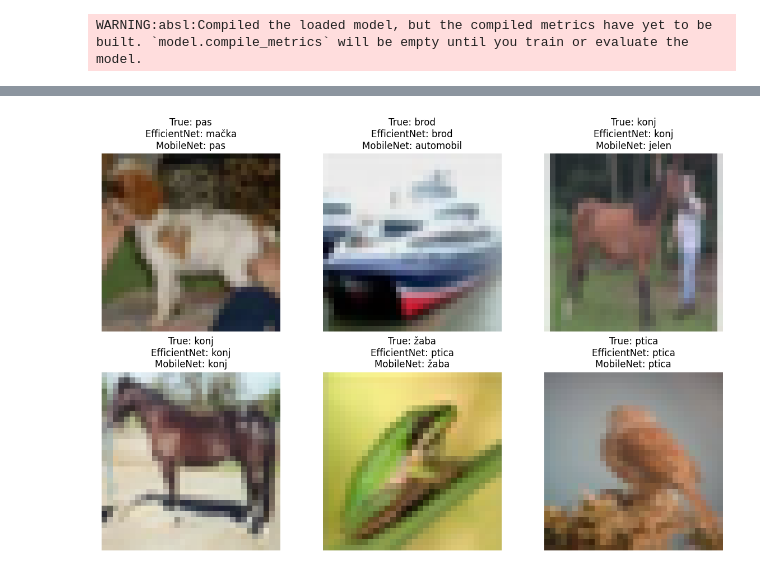
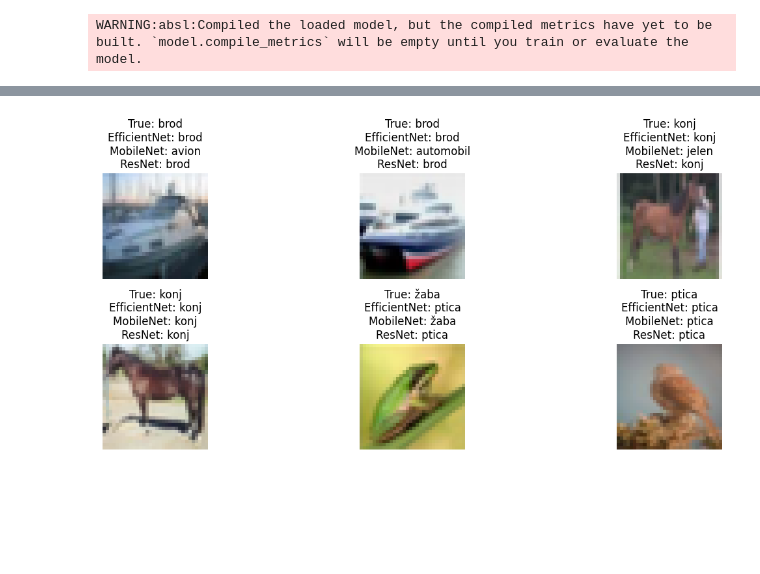
Before and after one commit to PetarFOI/visualmodels, a Jupyter notebook: UUUI_Projekt_Petar_Perencevic.ipynb, the cells around one changed output, grey strips where cells are left out. Cells and saved outputs as stored; diff of their text form; code cells hidden in the pictures; blank space fills up the shorter version.

```diff
--- a/UUUI_Projekt_Petar_Perencevic.ipynb
+++ b/UUUI_Projekt_Petar_Perencevic.ipynb
@@ -343,0 +328,4 @@ WARNING:absl:Compiled the loaded model, but the compiled metrics have yet to be
+# %%
+efficientnet_model = load_model('efficientnetb0_cifar10.h5')
+mobilenet_model = load_model('mobilenetv2.keras')
+resnet_model = load_model('resnet50_cifar10.keras')
@@ -344,6 +334,6 @@ WARNING:absl:Compiled the loaded model, but the compiled metrics have yet to be
 # %%
 # Select multiple random indices
-random_indices = [12, 1, 634, 732, 112 , 113]
+random_indices = [2, 1, 634, 732, 112 , 113]
 
 # Plot the images and predictions
 plt.figure(figsize=(12, 8))  # Adjust figure size as needed
@@ -355,15 +345,17 @@ for i, random_index in enumerate(random_indices):
     # Model predictions
     efficientnet_pred = efficientnet_model.predict(np.expand_dims(image, axis=0))
     mobilenet_pred = mobilenet_model.predict(np.expand_dims(image, axis=0))
+    resnet_pred = resnet_model.predict(np.expand_dims(image, axis=0))
 
     efficientnet_label = grupe[np.argmax(efficientnet_pred)]
     mobilenet_label = grupe[np.argmax(mobilenet_pred)]
+    resnet_label = grupe[np.argmax(resnet_pred)]
 
     # Display the image with predictions
-    plt.subplot(2, 3, i + 1)  # Create a 2x2 grid for the 4 images
+    plt.subplot(3, 3, i + 1)  # Create a 2x2 grid for the 4 images
     plt.imshow(image)
     plt.axis('off')
-    plt.title(f"True: {true_label}\nEfficientNet: {efficientnet_label}\nMobileNet: {mobilenet_label}")
+    plt.title(f"True: {true_label}\nEfficientNet: {efficientnet_label}\nMobileNet: {mobilenet_label}\nResNet: {resnet_label}")
 
 plt.tight_layout()
 plt.show()
@@ -383 +382 @@ plt.show()
-[figure, old version]
+[figure, new version]
```
Also changed, not shown: parts of 31 cells of this notebook.
